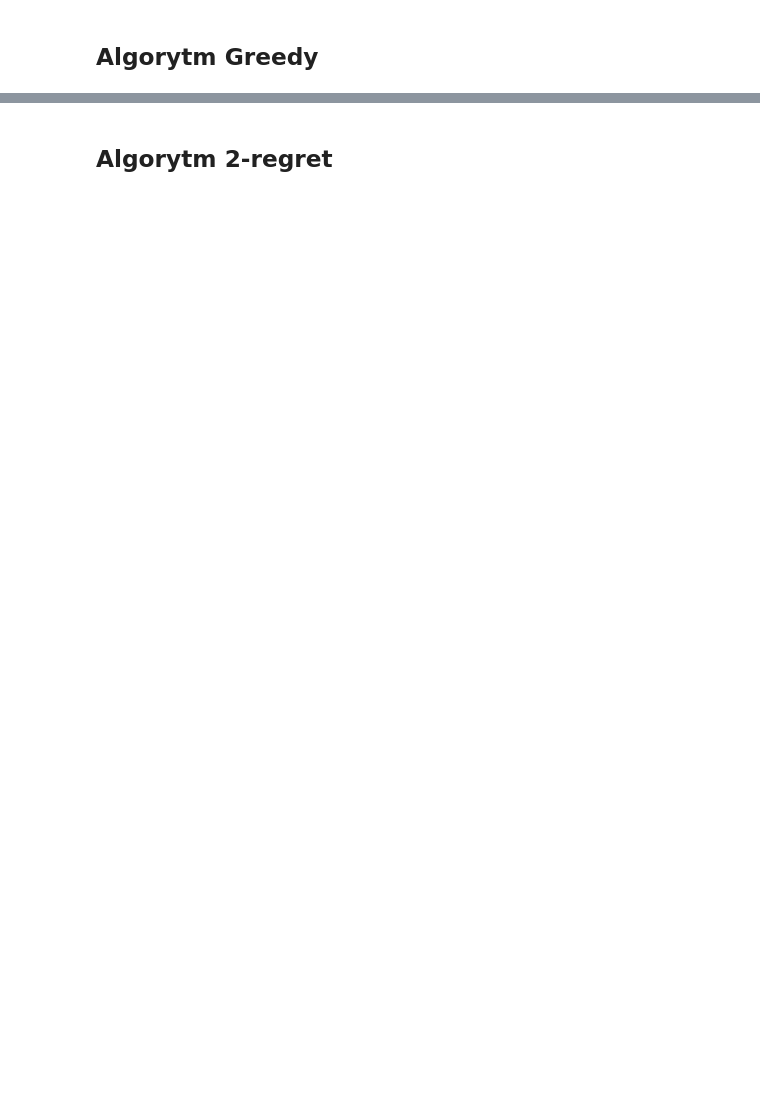
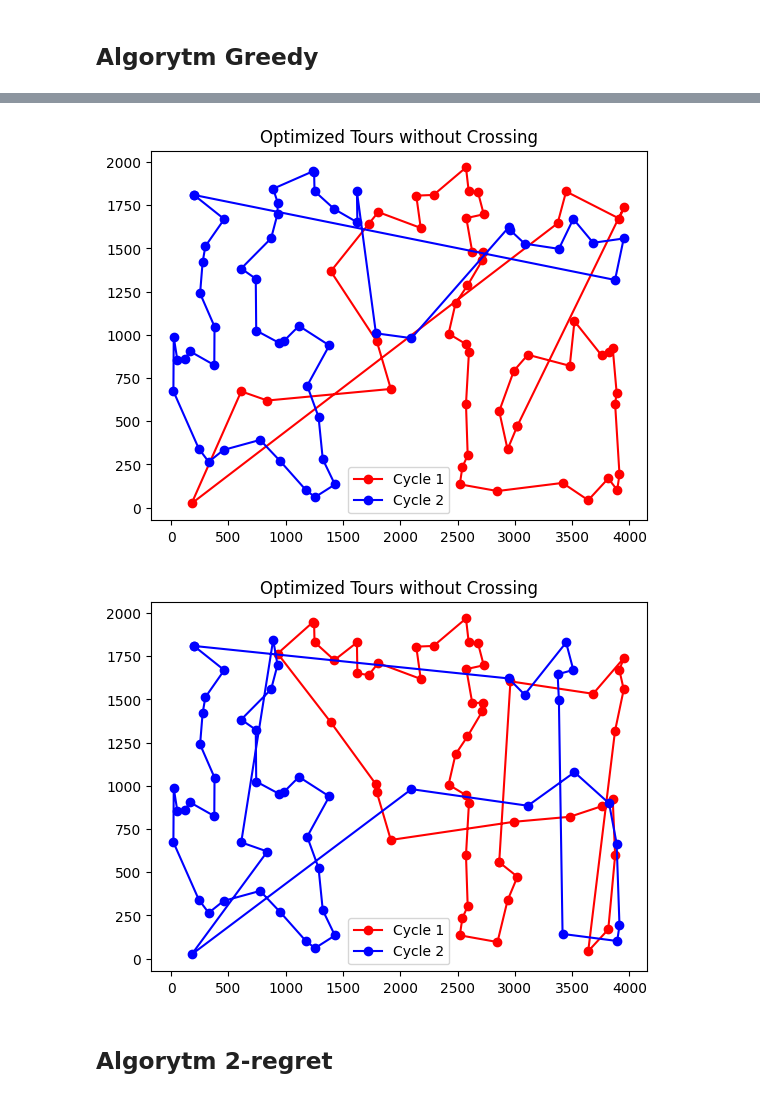
Before and after one commit to maciejm2517/imo-lab1, a Jupyter notebook: imo_1.ipynb, the cells around one changed output, grey strips where cells are left out. Cells and saved outputs as stored; diff of their text form; code cells hidden in the pictures; blank space fills up the shorter version.

Commit message:
greedy nn combined all

```diff
--- a/imo_1.ipynb
+++ b/imo_1.ipynb
@@ -204,3 +204,16 @@ plot_optimized_tours(positions, cycle1, cycle2)
+# %%
+np.random.seed(420)
+
+cycle1_a, cycle2_a = create_alternate_cycles(positions)
+
+cycle1, cycle2 = create_greedy_cycles(positions)
+
+# Plot the optimized tours
+plot_optimized_tours(positions, cycle1_a, cycle2_a)
+plot_optimized_tours(positions, cycle1, cycle2)
+# %% [output]
+[figure, added]
+[figure, added]
 # %% [markdown]
 ## Algorytm 2-regret
 # %%
```
Also changed, not shown: parts of 2 cells of this notebook.
